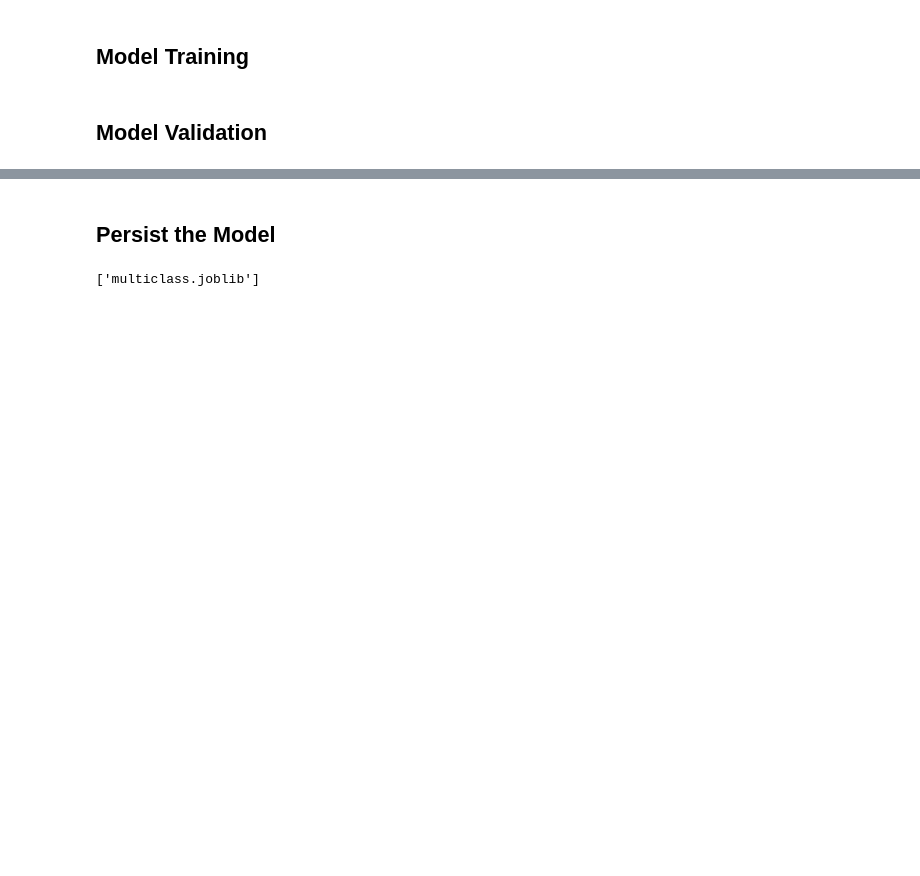
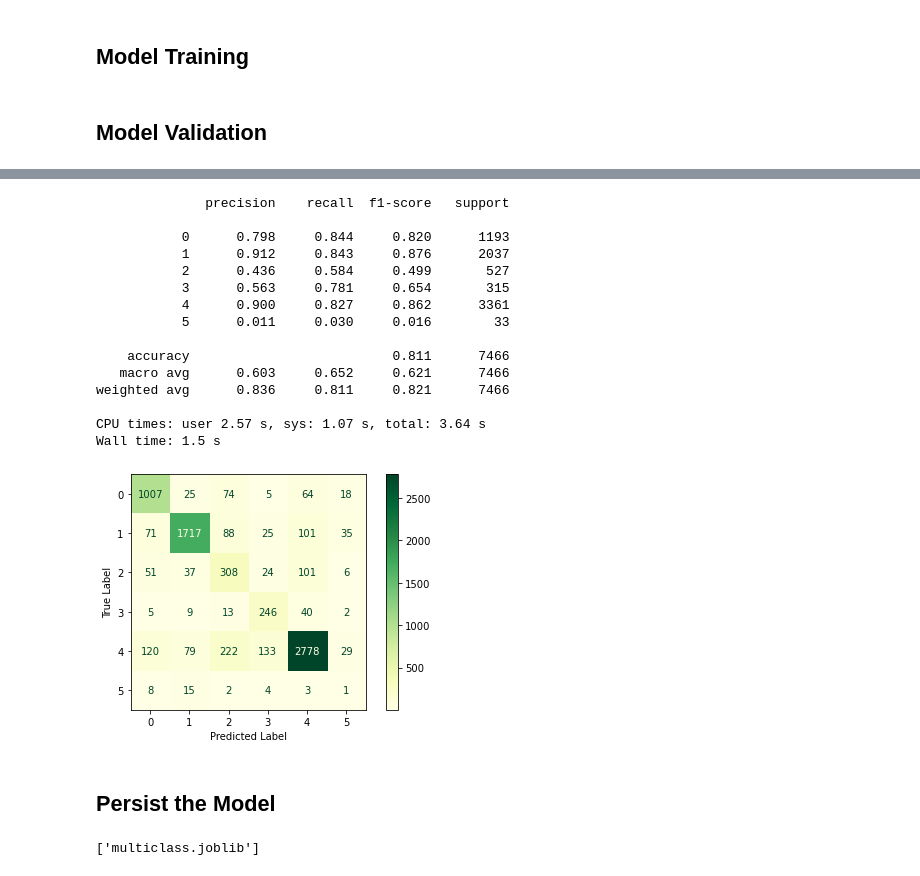
Before and after one commit to broepke/Classification, a Jupyter notebook: multiclassification.ipynb, the cells around one changed output, grey strips where cells are left out. Saved outputs shown, nothing was run; the diff lists cells and outputs as text; code cells hidden in the pictures; blank space fills up the shorter version.

```diff
--- a/multiclassification.ipynb
+++ b/multiclassification.ipynb
@@ -283,3 +287,25 @@ weighted avg      0.836     0.810     0.820      7466
+# %%
+clf = OneVsOneClassifier(LogisticRegression(random_state=42,
+                         class_weight='balanced'))
+pipeline = create_pipe(clf)
+%time fit_and_print(pipeline, 'multiclass_3')
+# %% [output]
+              precision    recall  f1-score   support
+
+           0      0.798     0.844     0.820      1193
+           1      0.912     0.843     0.876      2037
+           2      0.436     0.584     0.499       527
+           3      0.563     0.781     0.654       315
+           4      0.900     0.827     0.862      3361
+           5      0.011     0.030     0.016        33
+
+    accuracy                          0.811      7466
+   macro avg      0.603     0.652     0.621      7466
+weighted avg      0.836     0.811     0.821      7466
+
+CPU times: user 2.57 s, sys: 1.07 s, total: 3.64 s
+Wall time: 1.5 s
+[figure, added]
 # %% [markdown]
 ## Persist the Model
 # %%
```
Also changed, not shown: parts of 3 cells of this notebook, 3 other files.
